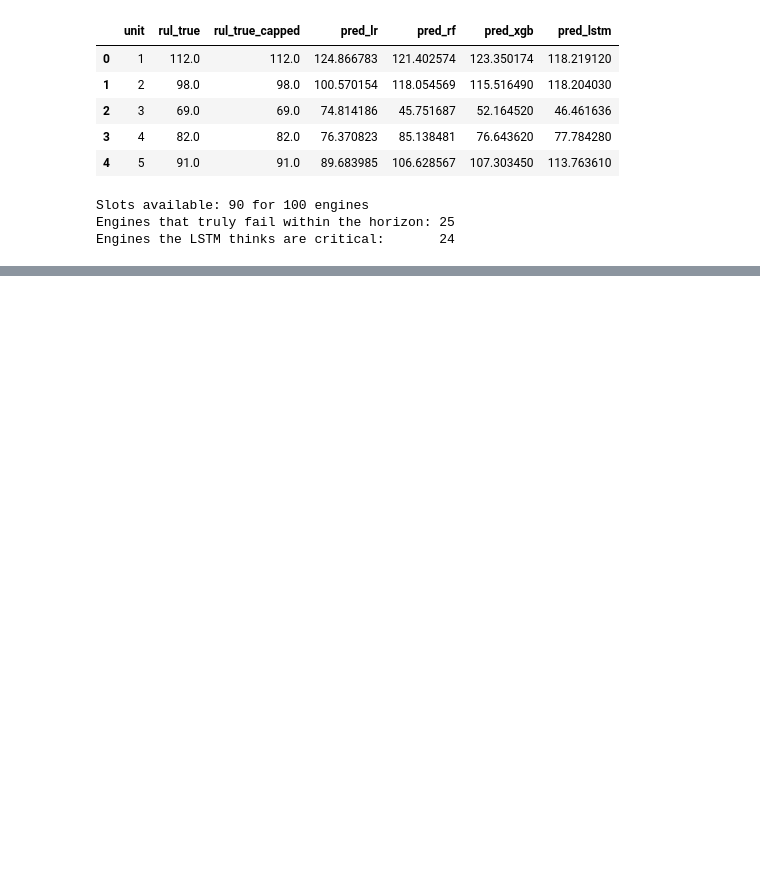
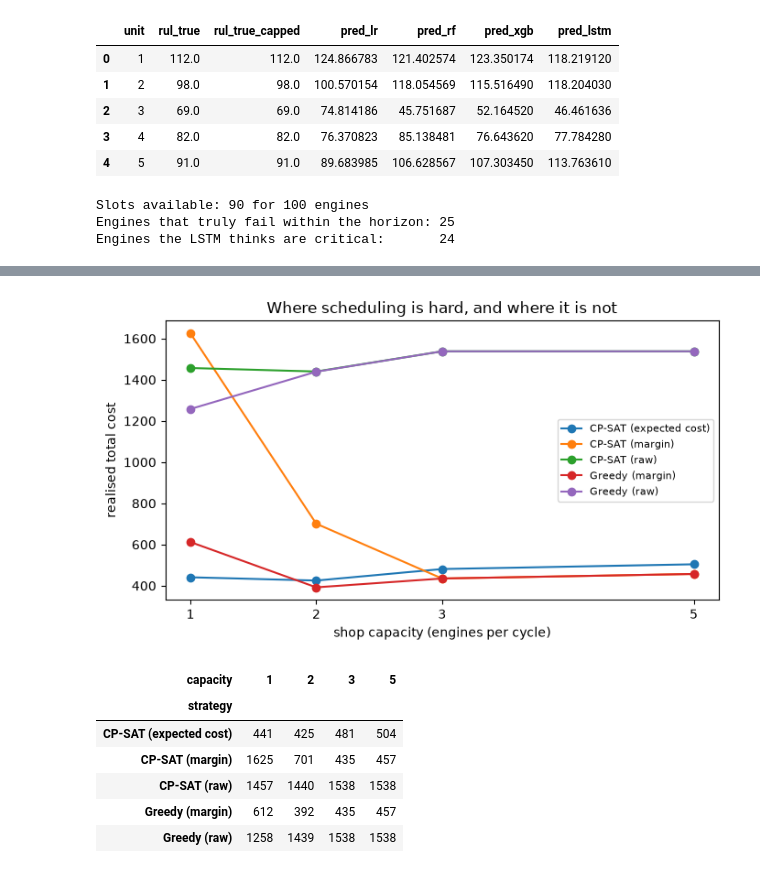
Before and after one commit to yusufsami9/predictive-maintenance-rul, a Jupyter notebook: notebooks/03_optimization.ipynb, the cells around one changed output, grey strips where cells are left out. Cells and saved outputs as stored; diff of their text form; code cells hidden in the pictures; blank space fills up the shorter version.

```diff
--- a/notebooks/03_optimization.ipynb
+++ b/notebooks/03_optimization.ipynb
@@ -278 +297,42 @@ plt.show()
+# %%
+# --- when does exact optimisation actually pay? -----------------------------
+# CP-SAT and greedy tie at CAPACITY=3, which is worth taking seriously rather
+# than glossing over: at that capacity nothing is contended. Every engine can be
+# booked at its own deadline, so there is no scheduling conflict left to resolve
+# and an exact solver has nothing to add over a sensible heuristic.
+#
+# Tightening capacity is the honest way to find out where the boundary is.
+capacity_rows = []
+for cap in [1, 2, 3, 5]:
+    for name, sched in [
+        ('Greedy (raw)', greedy_schedule(rul_pred, capacity=cap)),
+        ('CP-SAT (raw)', solve_schedule(*point_estimate_costs(rul_pred), capacity=cap)),
+        ('Greedy (margin)', greedy_schedule(rul_robust, capacity=cap)),
+        ('CP-SAT (margin)', solve_schedule(*point_estimate_costs(rul_robust), capacity=cap)),
+        ('CP-SAT (expected cost)', solve_schedule(*expected_costs(rul_pred, val_errors), capacity=cap)),
+    ]:
+        capacity_rows.append({'capacity': cap, 'strategy': name,
+                              **evaluate_schedule(sched, rul_true)})
+
+capacity_df = pd.DataFrame(capacity_rows)
+capacity_pivot = capacity_df.pivot(index='strategy', columns='capacity', values='total_cost')
+
+fig, ax = plt.subplots(figsize=(7, 4))
+for name in capacity_pivot.index:
+    ax.plot(capacity_pivot.columns, capacity_pivot.loc[name], 'o-', label=name)
+ax.set_xlabel('shop capacity (engines per cycle)'); ax.set_ylabel('realised total cost')
+ax.set_xticks(capacity_pivot.columns); ax.legend(fontsize=8)
+ax.set_title('Where scheduling is hard, and where it is not')
+plt.tight_layout(); plt.show()
+
+capacity_pivot
+# %% [output]
+[figure, added]
+| capacity | 1 | 2 | 3 | 5 |
+| strategy |  |  |  |  |
+| CP-SAT (expected cost) | 441 | 425 | 481 | 504 |
+| CP-SAT (margin) | 1625 | 701 | 435 | 457 |
+| CP-SAT (raw) | 1457 | 1440 | 1538 | 1538 |
+| Greedy (margin) | 612 | 392 | 435 | 457 |
+| Greedy (raw) | 1258 | 1439 | 1538 | 1538 |
 # %%
```
Also changed, not shown: parts of 15 cells of this notebook, 2 other files.
